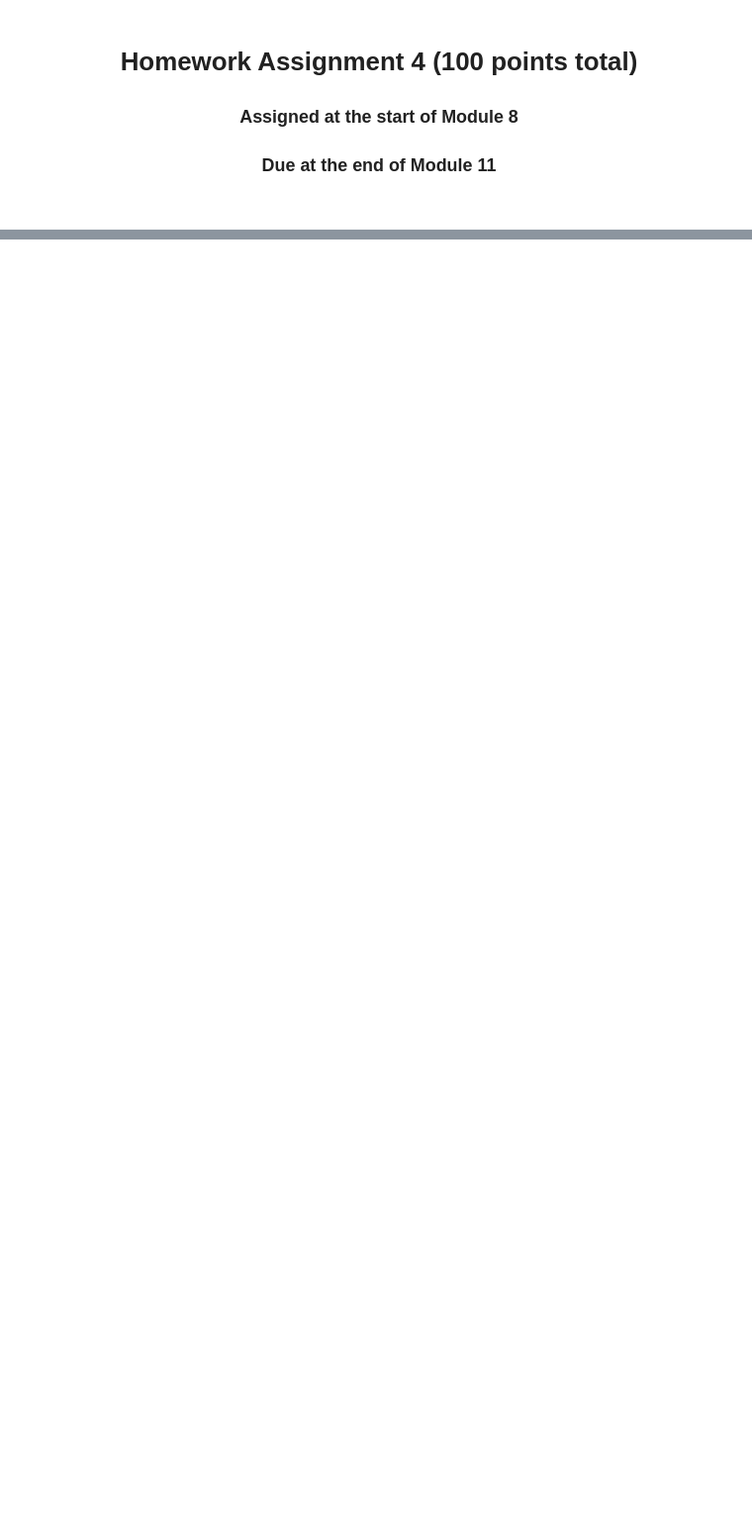
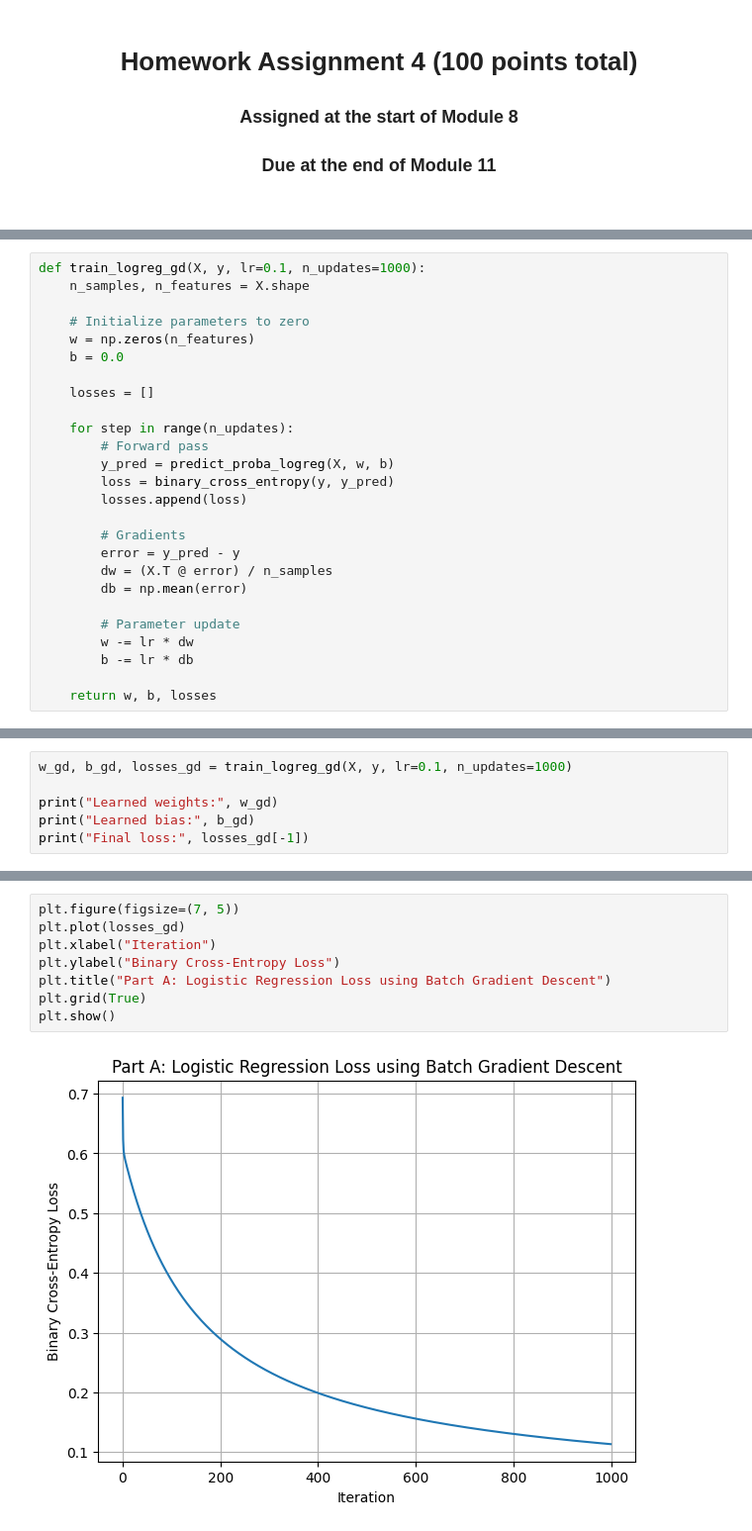
Before and after one commit to random-logic/EN.705.623.81.SU26, a Jupyter notebook: HW4.ipynb, the cells around one changed output, grey strips where cells are left out. Shown at 99% size. Drawn from its saved outputs; the diff is of its cells as text; blank space fills up the shorter version.

```diff
--- a/HW4.ipynb
+++ b/HW4.ipynb
@@ -76,0 +132,26 @@ Input -> Hidden Layer (2 neurons, ReLU) -> Output (Sigmoid)
+# %%
+def train_logreg_gd(X, y, lr=0.1, n_updates=1000):
+    n_samples, n_features = X.shape
+
+    # Initialize parameters to zero
+    w = np.zeros(n_features)
+    b = 0.0
+
+    losses = []
+
+    for step in range(n_updates):
+        # Forward pass
+        y_pred = predict_proba_logreg(X, w, b)
+        loss = binary_cross_entropy(y, y_pred)
+        losses.append(loss)
+
+        # Gradients
+        error = y_pred - y
+        dw = (X.T @ error) / n_samples
+        db = np.mean(error)
+
+        # Parameter update
+        w -= lr * dw
+        b -= lr * db
+
+    return w, b, losses
@@ -76,0 +160,6 @@ Input -> Hidden Layer (2 neurons, ReLU) -> Output (Sigmoid)
+# %%
+w_gd, b_gd, losses_gd = train_logreg_gd(X, y, lr=0.1, n_updates=1000)
+
+print("Learned weights:", w_gd)
+print("Learned bias:", b_gd)
+print("Final loss:", losses_gd[-1])
@@ -76,0 +172,10 @@ Input -> Hidden Layer (2 neurons, ReLU) -> Output (Sigmoid)
+# %%
+plt.figure(figsize=(7, 5))
+plt.plot(losses_gd)
+plt.xlabel("Iteration")
+plt.ylabel("Binary Cross-Entropy Loss")
+plt.title("Part A: Logistic Regression Loss using Batch Gradient Descent")
+plt.grid(True)
+plt.show()
+# %% [output]
+[figure, added]
```
Also changed, not shown: parts of 102 cells of this notebook, 12 other files.
